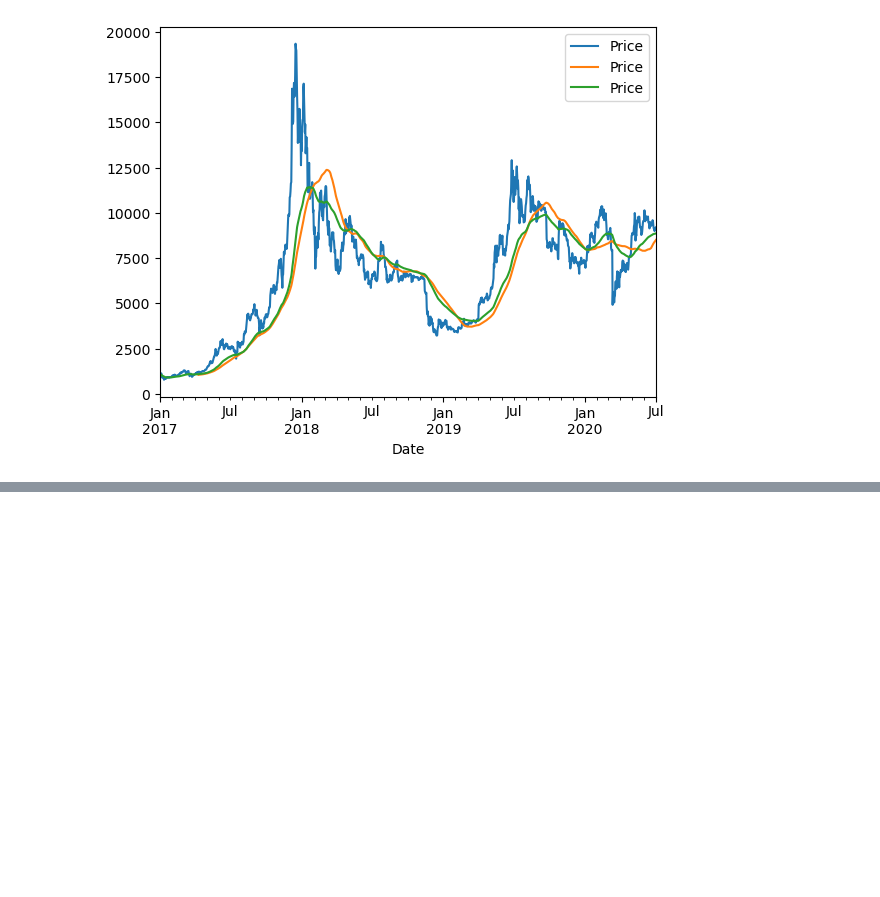
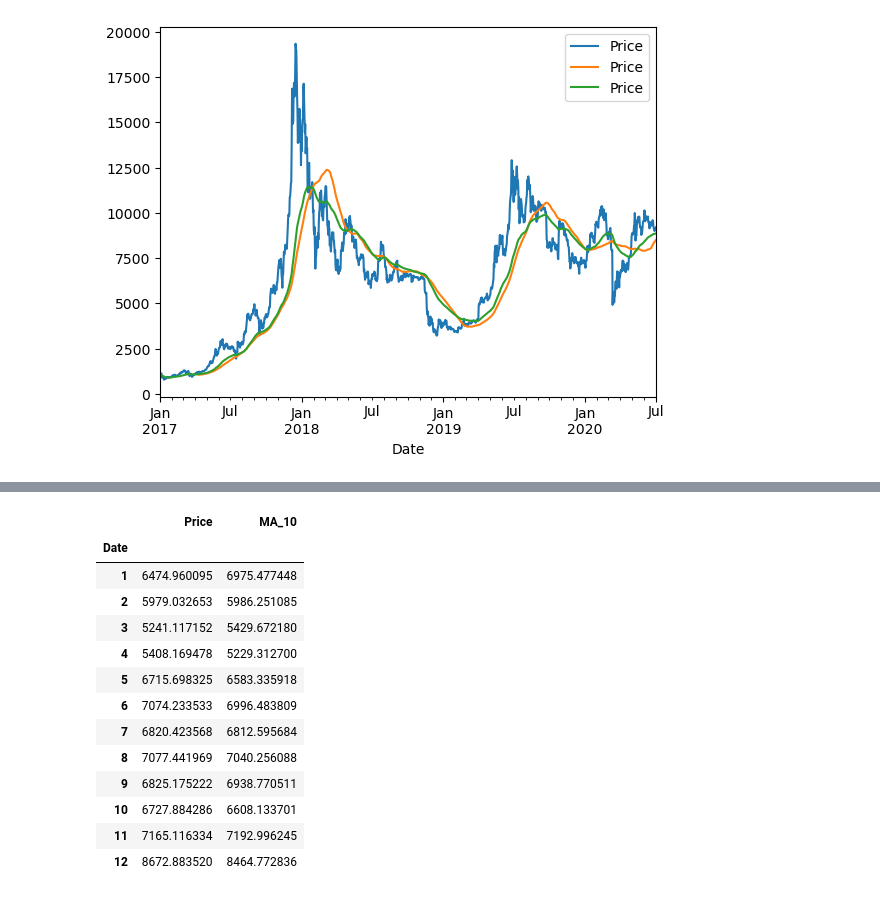
Before and after one commit to Vicedominus/time-series-analysis, a Jupyter notebook: TimeSeriesModelling/6-functions.ipynb, the cells around one changed output, grey strips where cells are left out. Saved outputs shown, nothing was run; the diff lists cells and outputs as text; code cells hidden in the pictures; blank space fills up the shorter version.

```diff
--- a/TimeSeriesModelling/6-functions.ipynb
+++ b/TimeSeriesModelling/6-functions.ipynb
@@ -274,0 +287,17 @@ pd.concat([df['Price'], df['Price'].rolling(window=100).mean(), df['Price'].ewm(
+# %%
+df.groupby(df.index.month).mean()
+# %% [output]
+|  | Price | MA_10 |
+| Date |  |  |
+| 1 | 6474.960095 | 6975.477448 |
+| 2 | 5979.032653 | 5986.251085 |
+| 3 | 5241.117152 | 5429.672180 |
+| 4 | 5408.169478 | 5229.312700 |
+| 5 | 6715.698325 | 6583.335918 |
+| 6 | 7074.233533 | 6996.483809 |
+| 7 | 6820.423568 | 6812.595684 |
+| 8 | 7077.441969 | 7040.256088 |
+| 9 | 6825.175222 | 6938.770511 |
+| 10 | 6727.884286 | 6608.133701 |
+| 11 | 7165.116334 | 7192.996245 |
+| 12 | 8672.883520 | 8464.772836 |
```
Also changed, not shown: parts of 7 cells of this notebook, 16 other files.
